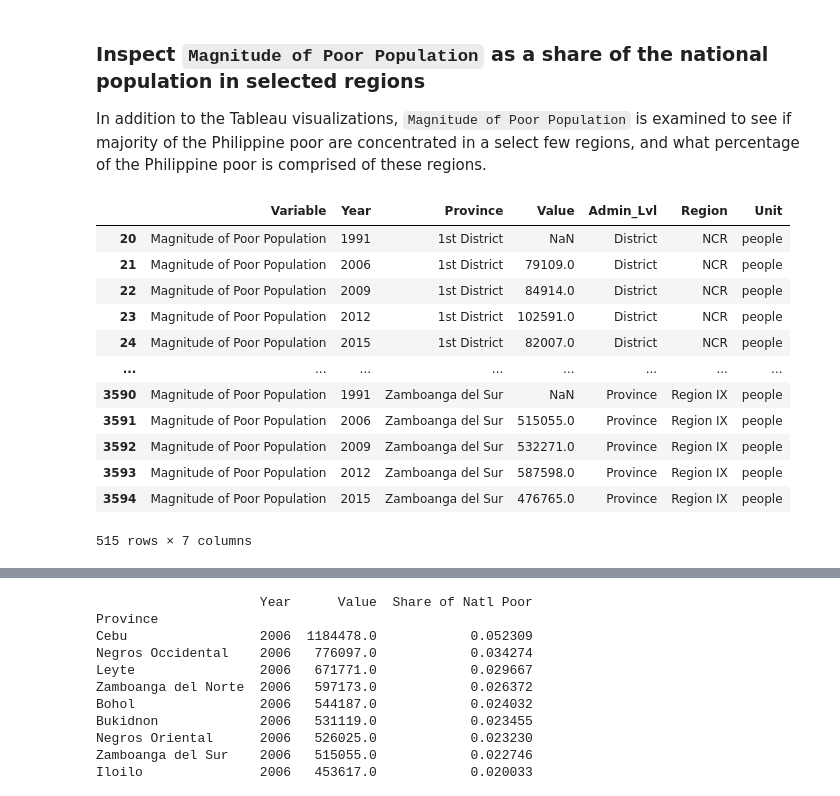
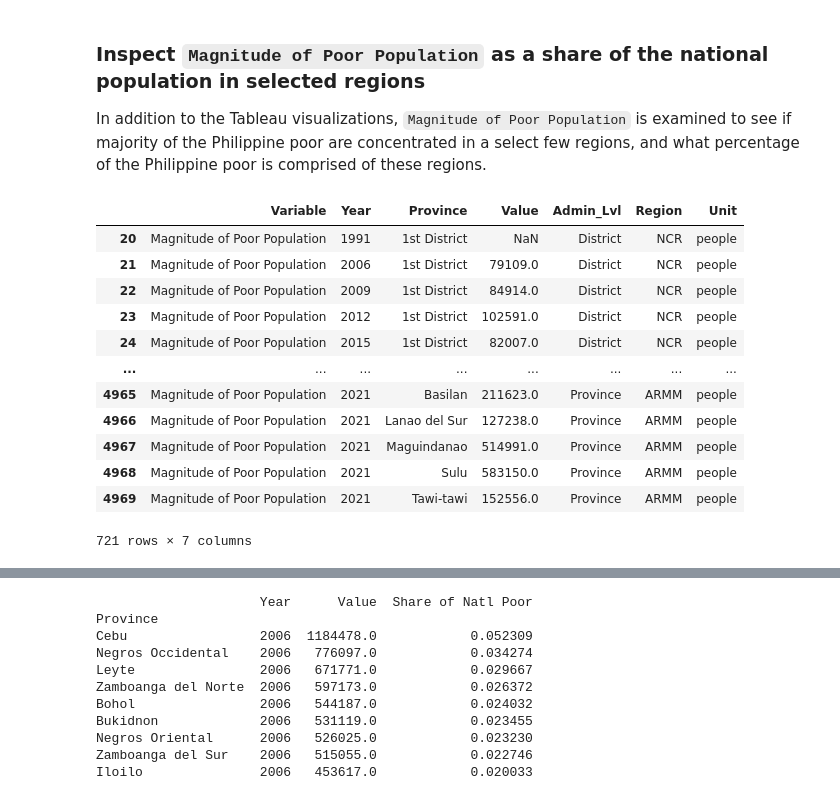
Before and after one commit to IrishMorales/ph-poverty-statistics, a Jupyter notebook: ph-poverty-statistics.ipynb, the cells around one changed output, grey strips where cells are left out. Drawn from its saved outputs; the diff is of its cells as text; code cells hidden in the pictures.

````diff
--- a/ph-poverty-statistics.ipynb
+++ b/ph-poverty-statistics.ipynb
@@ -768,22 +908,22 @@ df_csv = df.to_csv('povstat_prepped.csv')
 In addition to the Tableau visualizations, ```Magnitude of Poor Population``` is examined to see if majority of the Philippine poor are concentrated in a select few regions, and what percentage of the Philippine poor is comprised of these regions.
 # %%
 # Get all data for Magnitude of Poor Population
-poverty_magnitude = df.query('Variable == "Magnitude of Poor Population"')
+poverty_magnitude = df_until_2021.query('Variable == "Magnitude of Poor Population"')
 poverty_magnitude
 # %% [output]
 |  | Variable | Year | Province | Value | Admin_Lvl | Region | Unit |
 | 20 | Magnitude of Poor Population | 1991 | 1st District | NaN | District | NCR | people |
 | 21 | Magnitude of Poor Population | 2006 | 1st District | 79109.0 | District | NCR | people |
 | 22 | Magnitude of Poor Population | 2009 | 1st District | 84914.0 | District | NCR | people |
 | 23 | Magnitude of Poor Population | 2012 | 1st District | 102591.0 | District | NCR | people |
 | 24 | Magnitude of Poor Population | 2015 | 1st District | 82007.0 | District | NCR | people |
 | ... | ... | ... | ... | ... | ... | ... | ... |
-| 3590 | Magnitude of Poor Population | 1991 | Zamboanga del Sur | NaN | Province | Region IX | people |
-| 3591 | Magnitude of Poor Population | 2006 | Zamboanga del Sur | 515055.0 | Province | Region IX | people |
-| 3592 | Magnitude of Poor Population | 2009 | Zamboanga del Sur | 532271.0 | Province | Region IX | people |
-| 3593 | Magnitude of Poor Population | 2012 | Zamboanga del Sur | 587598.0 | Province | Region IX | people |
-| 3594 | Magnitude of Poor Population | 2015 | Zamboanga del Sur | 476765.0 | Province | Region IX | people |
+| 4965 | Magnitude of Poor Population | 2021 | Basilan | 211623.0 | Province | ARMM | people |
+| 4966 | Magnitude of Poor Population | 2021 | Lanao del Sur | 127238.0 | Province | ARMM | people |
+| 4967 | Magnitude of Poor Population | 2021 | Maguindanao | 514991.0 | Province | ARMM | people |
+| 4968 | Magnitude of Poor Population | 2021 | Sulu | 583150.0 | Province | ARMM | people |
+| 4969 | Magnitude of Poor Population | 2021 | Tawi-tawi | 152556.0 | Province | ARMM | people |
-515 rows × 7 columns
+721 rows × 7 columns
 # %%
 # Separate data by administration level
 natl_poverty_magnitude = poverty_magnitude.query('Admin_Lvl == "Country"')
````
Also changed, not shown: parts of 60 cells of this notebook, 4 other files.
